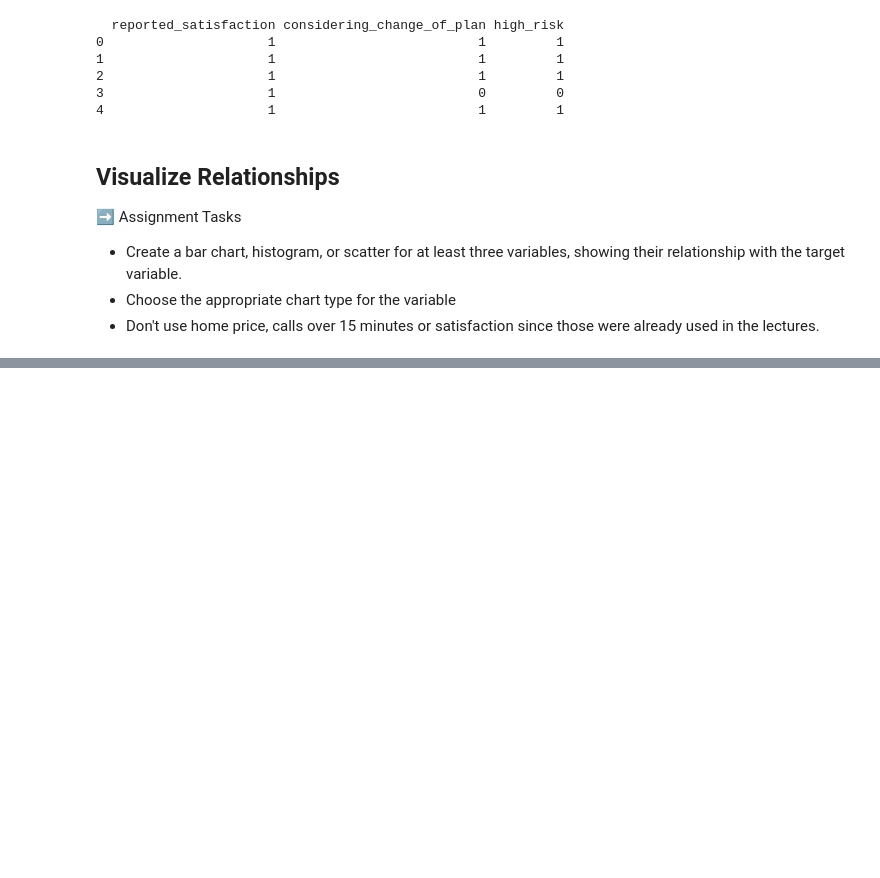
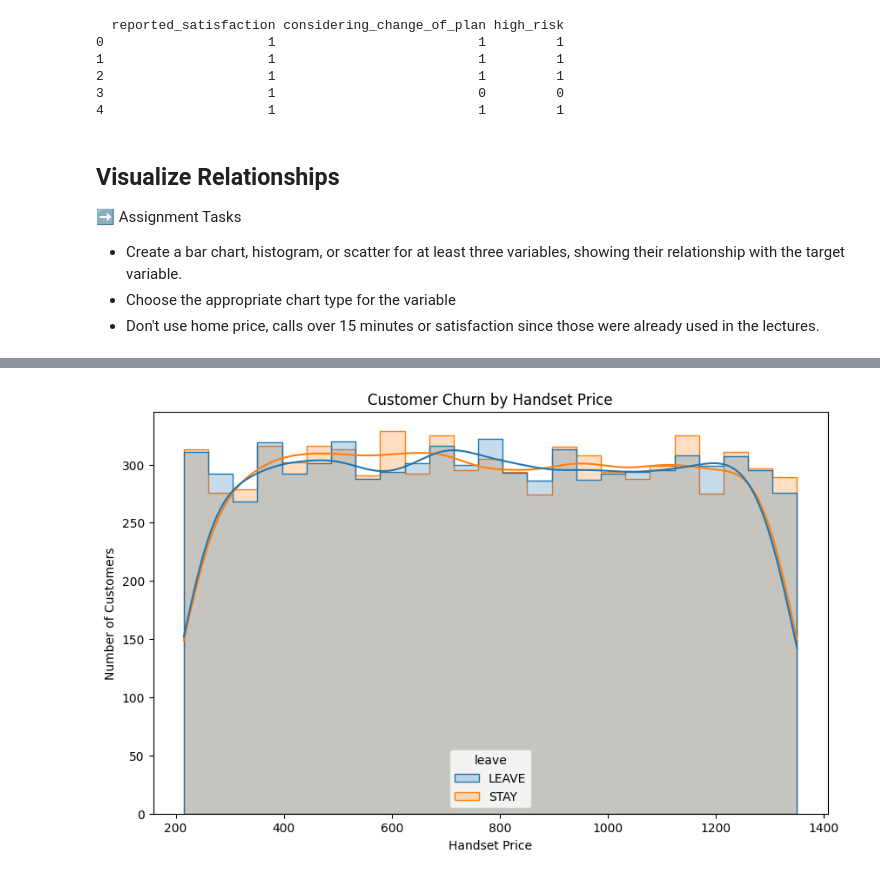
Before and after one commit to matiasarmesto/businessanalytics, a Jupyter notebook: Labs/Scripts/lab_08_megatelco_data_prep.ipynb, the cells around one changed output, grey strips where cells are left out. Drawn from its saved outputs; the diff is of its cells as text; code cells hidden in the pictures; blank space fills up the shorter version.

```diff
--- a/Labs/Scripts/lab_08_megatelco_data_prep.ipynb
+++ b/Labs/Scripts/lab_08_megatelco_data_prep.ipynb
@@ -282,0 +285,10 @@ print(df_clean[['reported_satisfaction', 'considering_change_of_plan', 'high_ris
+# %%
+#chart 2 histogram for 'handset_price' vs 'leave_flag'
+plt.figure(figsize=(10, 6))
+sns.histplot(x='handset_price', hue='leave', data=df_clean, kde=True, element="step") #element="step" for a cleaner look. kde for density estimation
+plt.title('Customer Churn by Handset Price')
+plt.xlabel('Handset Price')
+plt.ylabel('Number of Customers')
+plt.show()
+# %% [output]
+[figure, added]
```
Also changed, not shown: parts of 8 cells of this notebook.
